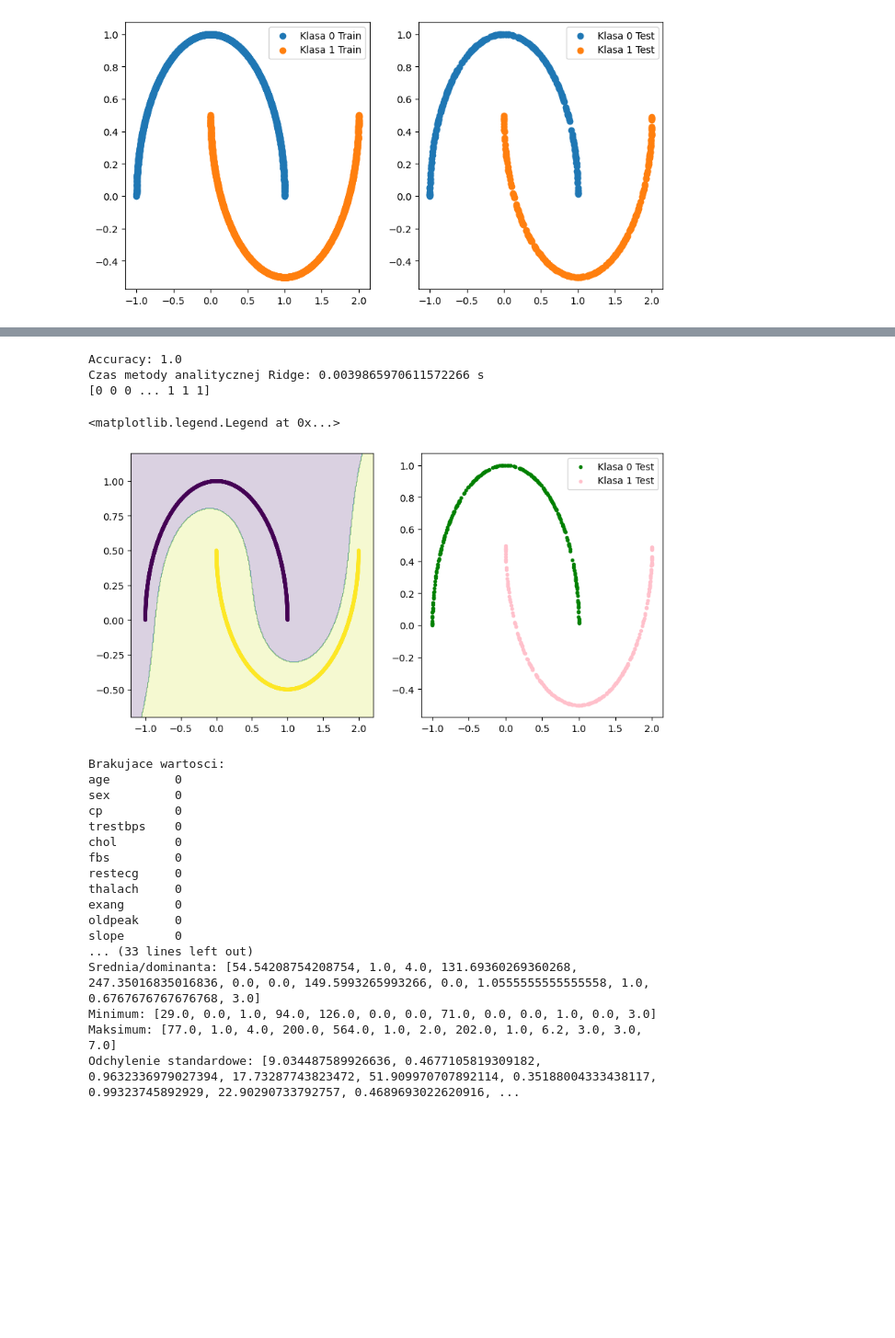
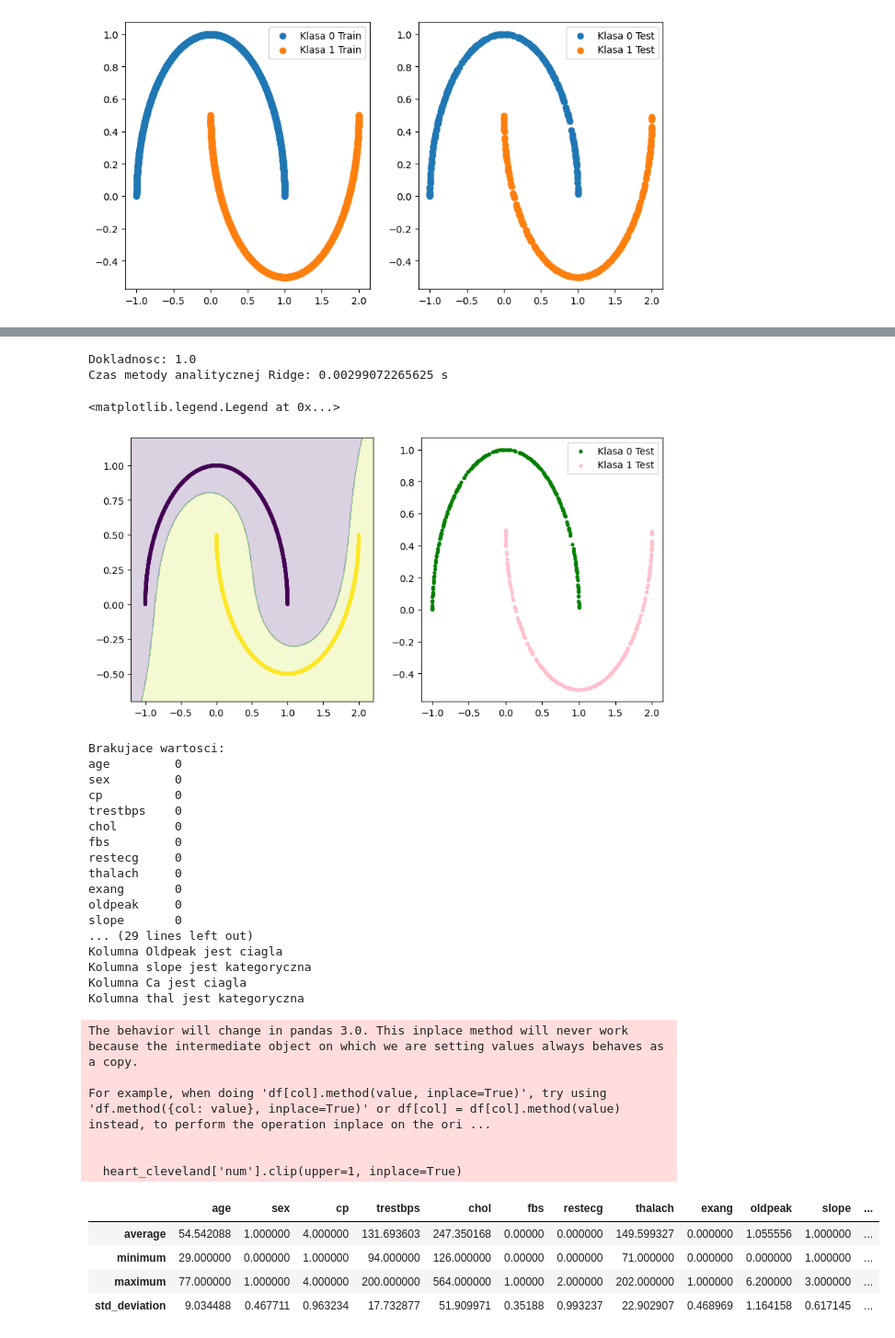
Before and after one commit to HaZhul/ML-models, a Jupyter notebook: PUM2/2_254397_Dominik_Pabiniak.ipynb, the cells around one changed output, grey strips where cells are left out. Shown at 92% size. Cells and saved outputs as stored; diff of their text form; code cells hidden in the pictures; blank space fills up the shorter version.

```diff
--- a/PUM2/2_254397_Dominik_Pabiniak.ipynb
+++ b/PUM2/2_254397_Dominik_Pabiniak.ipynb
@@ -345,7 +354,7 @@ model_M.fit(X_train_M, y_train_M)
 y_pred_sklearn_M = model_M.predict(X_test_M)
 
 accuracy = accuracy_score(y_test_M, y_pred_sklearn_M)
-print("Accuracy:", accuracy)
+print(f'Dokladnosc: {accuracy * 100}%')
 
 end = time.time()
 print(f'Czas metody analitycznej Ridge: {end - start} s')
@@ -357,15 +366,14 @@ X_pred_1_M2 = X_test_M[y_pred_sklearn_M == 1]
 plt.figure(figsize=(10, 5))
 plt.subplot(1, 2, 1)
 
-test_0_X_M = X_test_M1[(y_test_M == 0)]
-test_1_X_M = X_test_M1[(y_test_M == 1)]
+test_0_X_M = X_test_M[(y_test_M == 0)]
+test_1_X_M = X_test_M[(y_test_M == 1)]
 
 
 x_min, x_max = X_m[:, 0].min() - 0.2, X_m[:, 0].max() + 0.2
 y_min, y_max = X_m[:, 1].min() - 0.2, X_m[:, 1].max() + 0.2
 xx, yy = np.meshgrid(np.linspace(x_min, x_max, 300), np.linspace(y_min, y_max, 300))
 Z = model_M.predict(np.c_[xx.ravel(), yy.ravel()])
-print(Z)
 Z = Z.reshape(xx.shape)
 
 
@@ -379,14 +387,14 @@ plt.scatter(test_0_X_M[:,0], test_0_X_M[:,1], label='Klasa 0 Test', marker='.',
 plt.scatter(test_1_X_M[:,0], test_1_X_M[:,1], label='Klasa 1 Test', marker='.', color = 'pink')
 plt.legend()
 # %% [output]
-Accuracy: 1.0
-Czas metody analitycznej Ridge: 0.0039865970611572266 s
-[0 0 0 ... 1 1 1]
+Dokladnosc: 1.0
+Czas metody analitycznej Ridge: 0.00299072265625 s
 <matplotlib.legend.Legend at 0x...>
 [figure]
 # %%
 #Missing values: ca, thal
 column_names = ['age', 'sex', 'cp', 'trestbps', 'chol', 'fbs', 'restecg', 'thalach', 'exang', 'oldpeak', 'slope', 'ca', 'thal', 'num']
+column_names2 = np.array(['age', 'sex', 'cp', 'trestbps', 'chol', 'fbs', 'restecg', 'thalach', 'exang', 'oldpeak', 'slope', 'ca', 'thal'])
 
 heart_cleveland = pd.read_csv('HeartCleveland.csv', names=column_names, na_values='?')
 
@@ -396,6 +404,8 @@ print(f'Brakujace wartosci:\n{missing_values_count}')
 heart_cleveland = heart_cleveland.dropna()
 missing_values_count = heart_cleveland.isnull().sum()
 print(f'Brakujace wartosci po usunieciu:\n{missing_values_count}')
+
+heart_cleveland['num'].clip(upper=1, inplace=True)
 
 average = []
 minimum = []
@@ -410,39 +420,51 @@ healthy = heart_cleveland[heart_cleveland.num == 0]
 for column in column_names[:-1]:
 
     if column not in integer_columns:
         print(f'Kolumna {column} jest kategoryczna')
         average.append(statistics.mode(heart_cleveland[column].values))
     else:
         print(f'Kolumna {column.title()} jest ciagla')
         average.append(sum(heart_cleveland[column].values)/len(heart_cleveland[column]))
 
     minimum.append(min(heart_cleveland[column].values))
     maximum.append(max(heart_cleveland[column].values))
     std_deviation.append((heart_cleveland[column].values).std())
 
     # plt.figure()
     # plt.hist([healthy[column], sick[column]], bins=10, color=['g', 'r'], label=['healthy', 'sick'])
     # plt.legend()
     # plt.title(column)
-
-
-print(f'Srednia/dominanta: {average}\nMinimum: {minimum}\nMaksimum: {maximum}\nOdchylenie standardowe: {std_deviation}')
+index_data = ['average', 'minimum', 'maximum', 'std_deviation']
+data = pd.DataFrame([average, minimum, maximum, std_deviation], columns=column_names2, index=index_data)
+# print(f'Srednia/dominanta: {average}\nMinimum: {minimum}\nMaksimum: {maximum}\nOdchylenie standardowe: {std_deviation}')
+data
 # %% [output]
 Brakujace wartosci:
 age         0
 sex         0
 cp          0
 trestbps    0
 chol        0
 fbs         0
 restecg     0
 thalach     0
 exang       0
 oldpeak     0
 slope       0
-... (33 lines left out)
-Srednia/dominanta: [54.54208754208754, 1.0, 4.0, 131.69360269360268, 247.35016835016836, 0.0, 0.0, 149.5993265993266, 0.0, 1.0555555555555558, 1.0, 0.6767676767676768, 3.0]
-Minimum: [29.0, 0.0, 1.0, 94.0, 126.0, 0.0, 0.0, 71.0, 0.0, 0.0, 1.0, 0.0, 3.0]
-Maksimum: [77.0, 1.0, 4.0, 200.0, 564.0, 1.0, 2.0, 202.0, 1.0, 6.2, 3.0, 3.0, 7.0]
-Odchylenie standardowe: [9.034487589926636, 0.4677105819309182, 0.9632336979027394, 17.73287743823472, 51.909970707892114, 0.35188004333438117, 0.99323745892929, 22.90290733792757, 0.4689693022620916, ...
+... (29 lines left out)
+Kolumna Oldpeak jest ciagla
+Kolumna slope jest kategoryczna
+Kolumna Ca jest ciagla
+Kolumna thal jest kategoryczna
+The behavior will change in pandas 3.0. This inplace method will never work because the intermediate object on which we are setting values always behaves as a copy.
+
+For example, when doing 'df[col].method(value, inplace=True)', try using 'df.method({col: value}, inplace=True)' or df[col] = df[col].method(value) instead, to perform the operation inplace on the ori ...
+
+
+  heart_cleveland['num'].clip(upper=1, inplace=True)
+|  | age | sex | cp | trestbps | chol | fbs | restecg | thalach | exang | oldpeak | slope | ... |
+| average | 54.542088 | 1.000000 | 4.000000 | 131.693603 | 247.350168 | 0.00000 | 0.000000 | 149.599327 | 0.000000 | 1.055556 | 1.000000 | ... |
+| minimum | 29.000000 | 0.000000 | 1.000000 | 94.000000 | 126.000000 | 0.00000 | 0.000000 | 71.000000 | 0.000000 | 0.000000 | 1.000000 | ... |
+| maximum | 77.000000 | 1.000000 | 4.000000 | 200.000000 | 564.000000 | 1.00000 | 2.000000 | 202.000000 | 1.000000 | 6.200000 | 3.000000 | ... |
+| std_deviation | 9.034488 | 0.467711 | 0.963234 | 17.732877 | 51.909971 | 0.35188 | 0.993237 | 22.902907 | 0.468969 | 1.164158 | 0.617145 | ... |
 # %%
```
Also changed, not shown: parts of 8 cells of this notebook.
